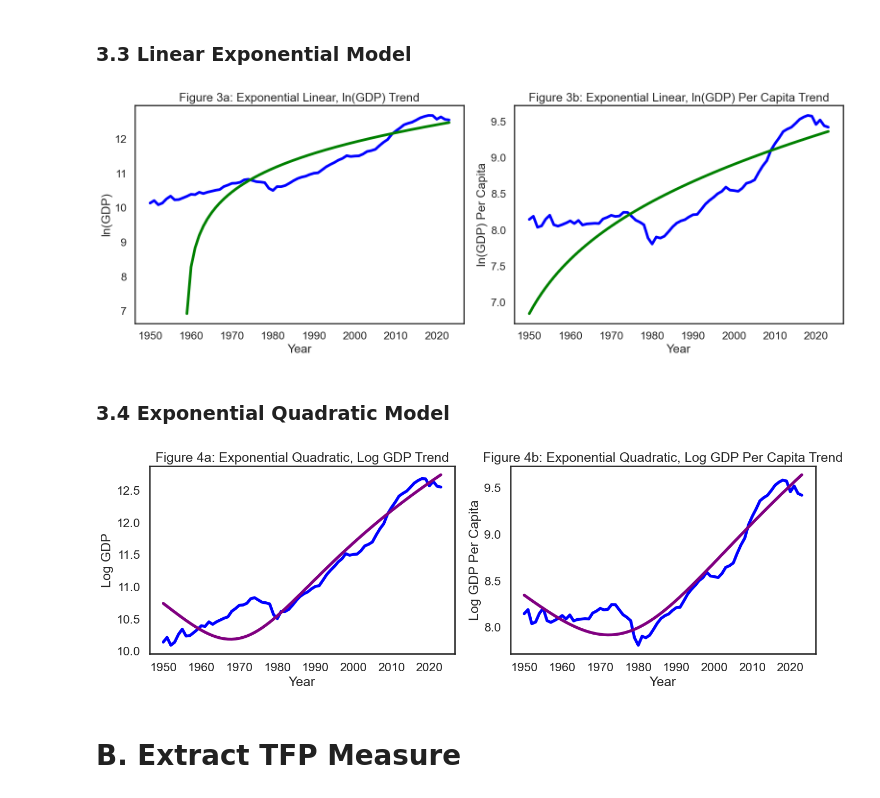
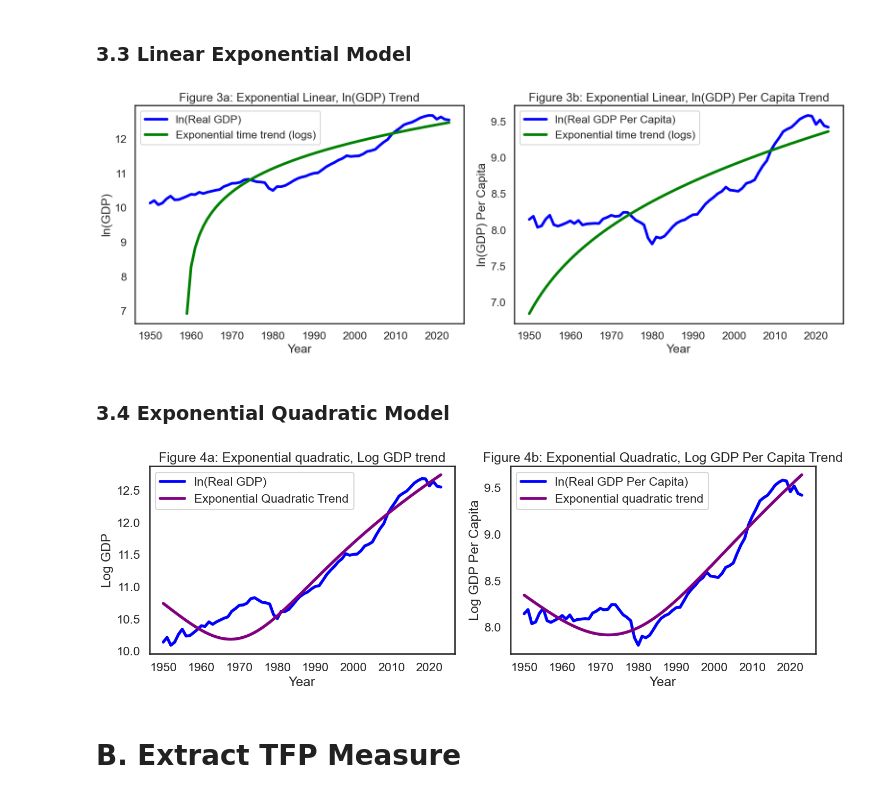
Before and after one commit to ikedasakii/EC2B1_group_project, a Jupyter notebook: find_GDP_trend.ipynb, the cells around one changed output. Saved outputs shown, nothing was run; the diff lists cells and outputs as text; code cells hidden in the pictures.

```diff
--- a/find_GDP_trend.ipynb
+++ b/find_GDP_trend.ipynb
@@ -315,26 +317,28 @@ plt.figure(figsize=(16, 6))
 
 # Panel 3a: Total GDP (LEFT)
 plt.subplot(1, 2, 1)
-plt.plot(data['year'], np.log(data['rgdpe']), linewidth=lw, color='blue')
-plt.plot(data['year'], yhat_exp_lin_gdp, linewidth=lw, color='green')
+plt.plot(data['year'], np.log(data['rgdpe']), linewidth=lw, color='blue', label='ln(Real GDP)')
+plt.plot(data['year'], yhat_exp_lin_gdp, linewidth=lw, color='green', label='Exponential time trend (logs)')
 plt.xlabel("Year")
 plt.ylabel("ln(GDP)")
 plt.title("Figure 3a: Exponential Linear, ln(GDP) Trend")
 plt.xticks(range(1950, 2030, 10))
+plt.legend()
 
 # Panel 3b: GDP Per Capita (RIGHT)
 plt.subplot(1, 2, 2)
-plt.plot(data['year'], np.log(data['rgdpe_pc']), linewidth=lw, color='blue')
-plt.plot(data['year'], yhat_exp_lin_pc, linewidth=lw, color='green')
+plt.plot(data['year'], np.log(data['rgdpe_pc']), linewidth=lw, color='blue', label='ln(Real GDP Per Capita)')
+plt.plot(data['year'], yhat_exp_lin_pc, linewidth=lw, color='green', label='Exponential time trend (logs)')
 plt.xlabel("Year")
 plt.ylabel("ln(GDP) Per Capita")
 plt.title("Figure 3b: Exponential Linear, ln(GDP) Per Capita Trend")
 plt.xticks(range(1950, 2030, 10))
+plt.legend()
 
 plt.tight_layout()
 plt.show()
 # %% [output]
-[figure, old version]
+[figure, new version]
 # %% [markdown]
 ### 3.4 Exponential Quadratic Model
 # %%
@@ -376,32 +380,34 @@ yhat_exp_quad_pc = np.log(Yhat_exp_quad_pc)
 # %%
 lw = 4
 
 # Visualisations for Exponential Quadratic
 
 plt.figure(figsize=(14, 5))
 
 # Panel 4a: Total GDP (LEFT)
 plt.subplot(1, 2, 1)
-plt.plot(data['year'], np.log(data['rgdpe']), linewidth=lw, color='blue')
-plt.plot(data['year'], yhat_exp_quad_gdp, linewidth=lw, color='purple')
+plt.plot(data['year'], np.log(data['rgdpe']), linewidth=lw, color='blue', label='ln(Real GDP)')
+plt.plot(data['year'], yhat_exp_quad_gdp, linewidth=lw, color='purple', label='Exponential Quadratic Trend')
 plt.xlabel("Year")
 plt.ylabel("Log GDP")
-plt.title("Figure 4a: Exponential Quadratic, Log GDP Trend")
+plt.title("Figure 4a: Exponential quadratic, Log GDP trend")
 plt.xticks(range(1950, 2030, 10))
+plt.legend()
 
 # Panel 4b: GDP Per Capita (RIGHT)
 plt.subplot(1, 2, 2)
-plt.plot(data['year'], np.log(data['rgdpe_pc']), linewidth=lw, color='blue')
-plt.plot(data['year'], yhat_exp_quad_pc, linewidth=lw, color='purple')
+plt.plot(data['year'], np.log(data['rgdpe_pc']), linewidth=lw, color='blue', label='ln(Real GDP Per Capita)')
+plt.plot(data['year'], yhat_exp_quad_pc, linewidth=lw, color='purple', label='Exponential quadratic trend')
 plt.xlabel("Year")
 plt.ylabel("Log GDP Per Capita")
 plt.title("Figure 4b: Exponential Quadratic, Log GDP Per Capita Trend")
 plt.xticks(range(1950, 2030, 10))
+plt.legend()
 
 plt.tight_layout()
 plt.show()
 # %% [output]
-[figure, old version]
+[figure, new version]
 # %% [markdown]
 # B. Extract TFP Measure
 # %% [markdown]
```
Also changed, not shown: parts of 4 cells of this notebook.
